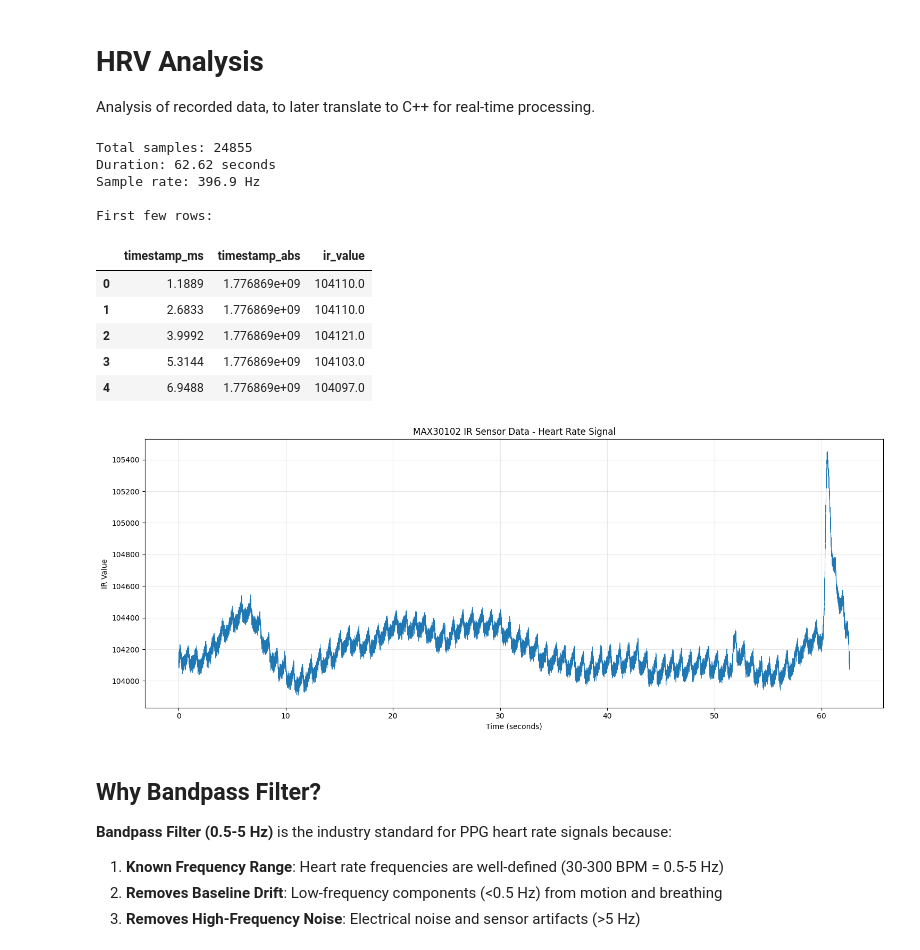
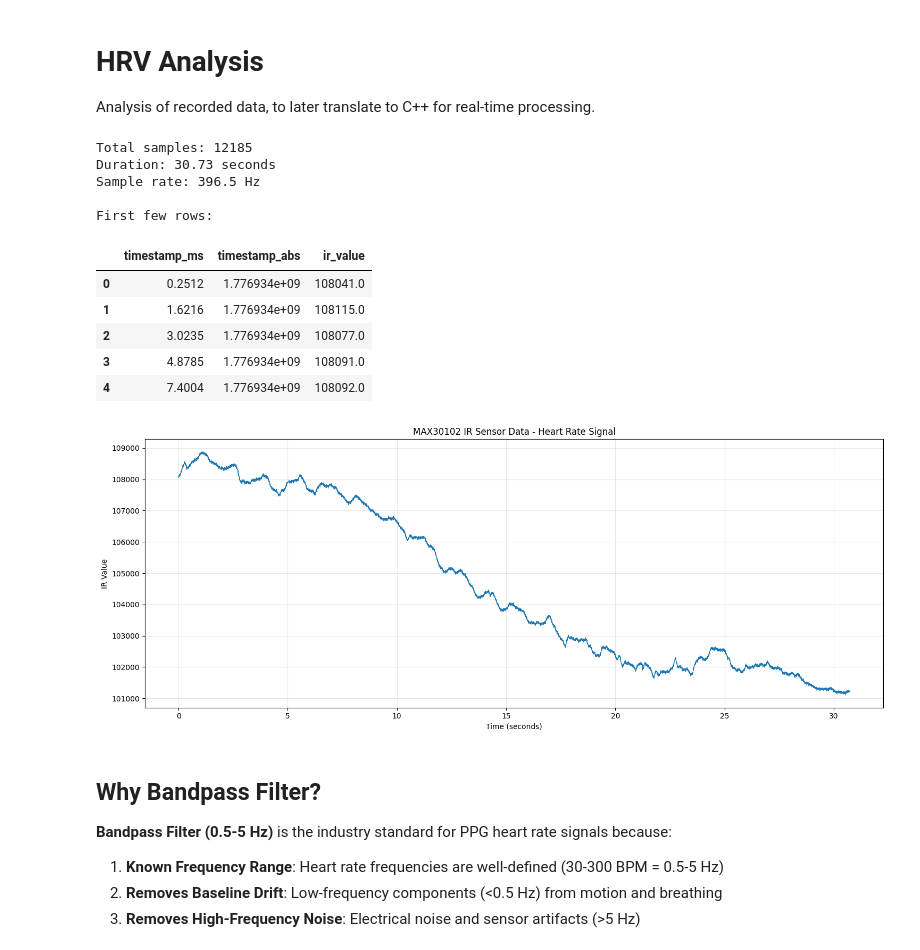
Before and after one commit to tomgelhorn/trakkwatch, a Jupyter notebook: working_code/hrv/hrv_analysis.ipynb, the cells around one changed output. Cells and saved outputs as stored; diff of their text form; code cells hidden in the pictures.

```diff
--- a/working_code/hrv/hrv_analysis.ipynb
+++ b/working_code/hrv/hrv_analysis.ipynb
@@ -4,29 +4,29 @@ Analysis of recorded data, to later translate to C++ for real-time processing.
 # %%
 import pandas as pd
 import matplotlib.pyplot as plt
 import numpy as np
 
 # Load the CSV file
-df = pd.read_csv('hrv_data_20260422_163703.csv')
+df = pd.read_csv('hrv_data_20260423_105327.csv')
 
 # Display basic information
 print(f"Total samples: {len(df)}")
 print(f"Duration: {df['timestamp_ms'].iloc[-1] / 1000:.2f} seconds")
 print(f"Sample rate: {len(df) / (df['timestamp_ms'].iloc[-1] / 1000):.1f} Hz")
 print("\nFirst few rows:")
 df.head()
 # %% [output]
-Total samples: 24855
-Duration: 62.62 seconds
-Sample rate: 396.9 Hz
+Total samples: 12185
+Duration: 30.73 seconds
+Sample rate: 396.5 Hz
 
 First few rows:
 |  | timestamp_ms | timestamp_abs | ir_value |
-| 0 | 1.1889 | 1.776869e+09 | 104110.0 |
-| 1 | 2.6833 | 1.776869e+09 | 104110.0 |
-| 2 | 3.9992 | 1.776869e+09 | 104121.0 |
-| 3 | 5.3144 | 1.776869e+09 | 104103.0 |
-| 4 | 6.9488 | 1.776869e+09 | 104097.0 |
+| 0 | 0.2512 | 1.776934e+09 | 108041.0 |
+| 1 | 1.6216 | 1.776934e+09 | 108115.0 |
+| 2 | 3.0235 | 1.776934e+09 | 108077.0 |
+| 3 | 4.8785 | 1.776934e+09 | 108091.0 |
+| 4 | 7.4004 | 1.776934e+09 | 108092.0 |
 # %%
 # Plot IR value over time
 plt.figure(figsize=(15, 6))
@@ -38,7 +38,7 @@ plt.grid(True, alpha=0.3)
 plt.tight_layout()
 plt.show()
 # %% [output]
-[figure, old version]
+[figure, new version]
 # %% [markdown]
 ## Why Bandpass Filter?
 
```
Also changed, not shown: parts of 6 cells of this notebook, 4 other files.
